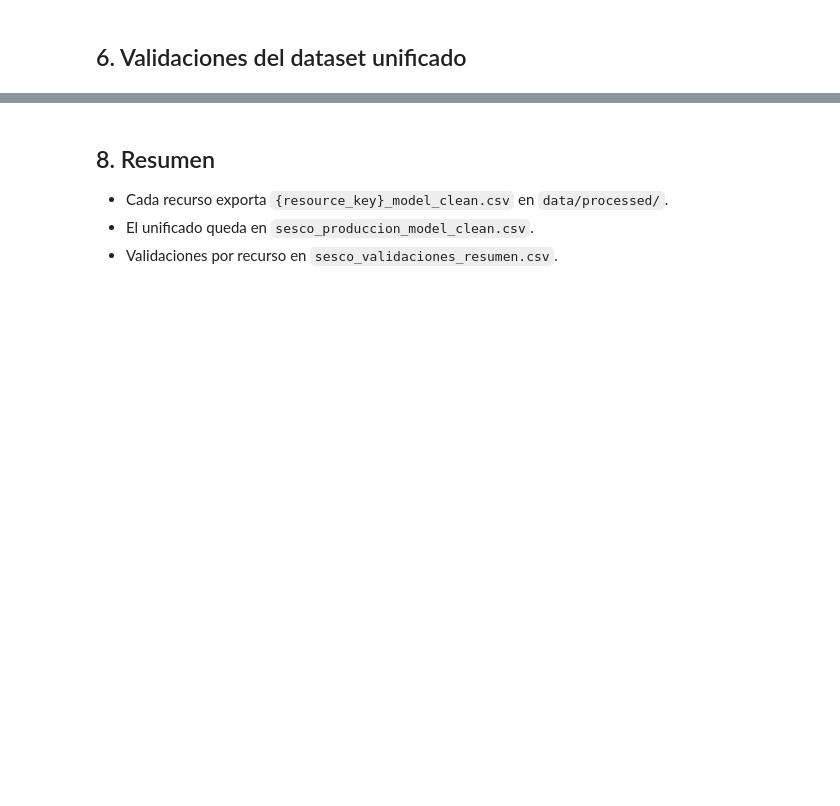
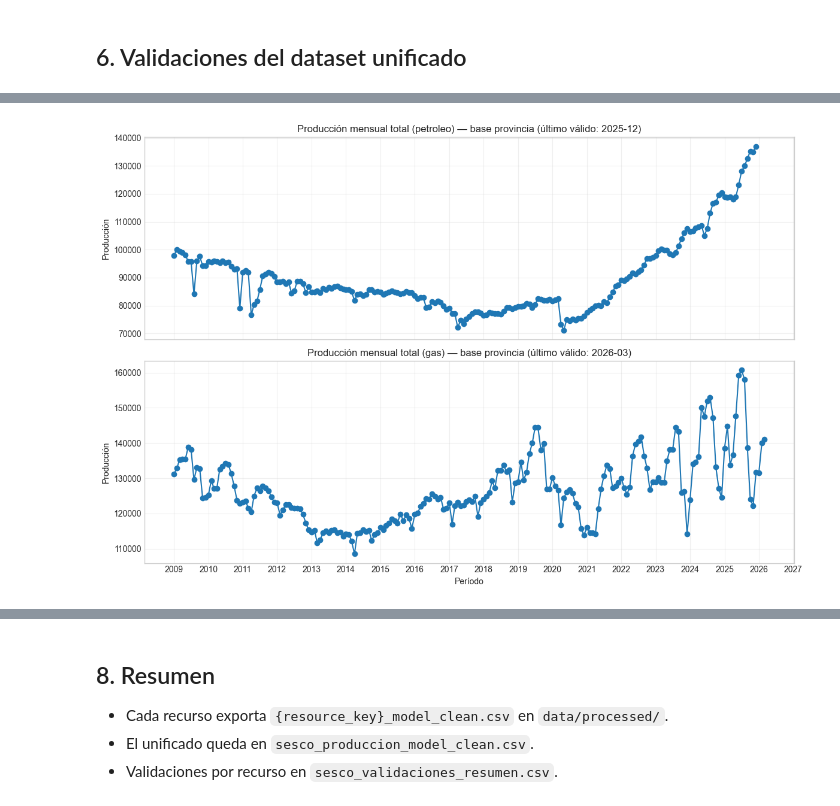
Before and after one commit to ppagano91/DashboardOilAndGasArgentina, a Jupyter notebook: exploration/notebooks/02_modelo_unificado_sesco.ipynb, the cells around one changed output, grey strips where cells are left out. Drawn from its saved outputs; the diff is of its cells as text; code cells hidden in the pictures; blank space fills up the shorter version.

```diff
--- a/exploration/notebooks/02_modelo_unificado_sesco.ipynb
+++ b/exploration/notebooks/02_modelo_unificado_sesco.ipynb
@@ -194,0 +243,51 @@ Duplicados (clave ['periodo_str', 'producto', 'agrupador_tipo', 'agrupador_nombr
+# %%
+# Helpers de períodos válidos por producto + agrupador_tipo
+
+def get_valid_periods_by_group(df, producto, agrupador_tipo, threshold=0.5):
+    info = sp.get_valid_periods_by_group(
+        df,
+        producto=producto,
+        agrupador_tipo=agrupador_tipo,
+        threshold=threshold,
+        verbose=True,
+    )
+    return info
+
+
+def filter_valid_group(df, producto, agrupador_tipo, threshold=0.5):
+    info = get_valid_periods_by_group(df, producto, agrupador_tipo, threshold)
+    sub = df[
+        (df["producto"] == producto)
+        & (df["agrupador_tipo"] == agrupador_tipo)
+        & (df["periodo_dt"].isin(info["periodos_validos"]))
+    ].copy()
+    return sub, info
+
+
+# Gráfica 1: producción total mensual por producto (base provincia)
+# Importante: NO sumar provincia+cuenca+empresa.
+df_base_total = df_sesco_model[df_sesco_model["agrupador_tipo"] == "provincia"].copy()
+
+fig, axes = plt.subplots(2, 1, figsize=(12, 8), sharex=True)
+for idx, producto in enumerate(["petroleo", "gas"]):
+    sub, info = filter_valid_group(df_base_total, producto, "provincia", threshold=0.5)
+    ts_producto = (
+        sub.groupby(["periodo_dt", "periodo_str"], as_index=False)["produccion"]
+        .sum()
+        .sort_values("periodo_dt")
+    )
+    axes[idx].plot(ts_producto["periodo_dt"], ts_producto["produccion"], marker="o")
+    axes[idx].set_title(
+        f"Producción mensual total ({producto}) — base provincia "
+        f"(último válido: {info['latest_valid_period']})"
+    )
+    axes[idx].set_ylabel("Producción")
+    axes[idx].grid(True, alpha=0.3)
+
+axes[-1].set_xlabel("Período")
+axes[-1].xaxis.set_major_locator(mdates.YearLocator(1))
+axes[-1].xaxis.set_major_formatter(mdates.DateFormatter("%Y"))
+plt.tight_layout()
+plt.show()
+# %% [output]
+[figure, added]
```
Also changed, not shown: parts of 9 cells of this notebook, 2 other files.
